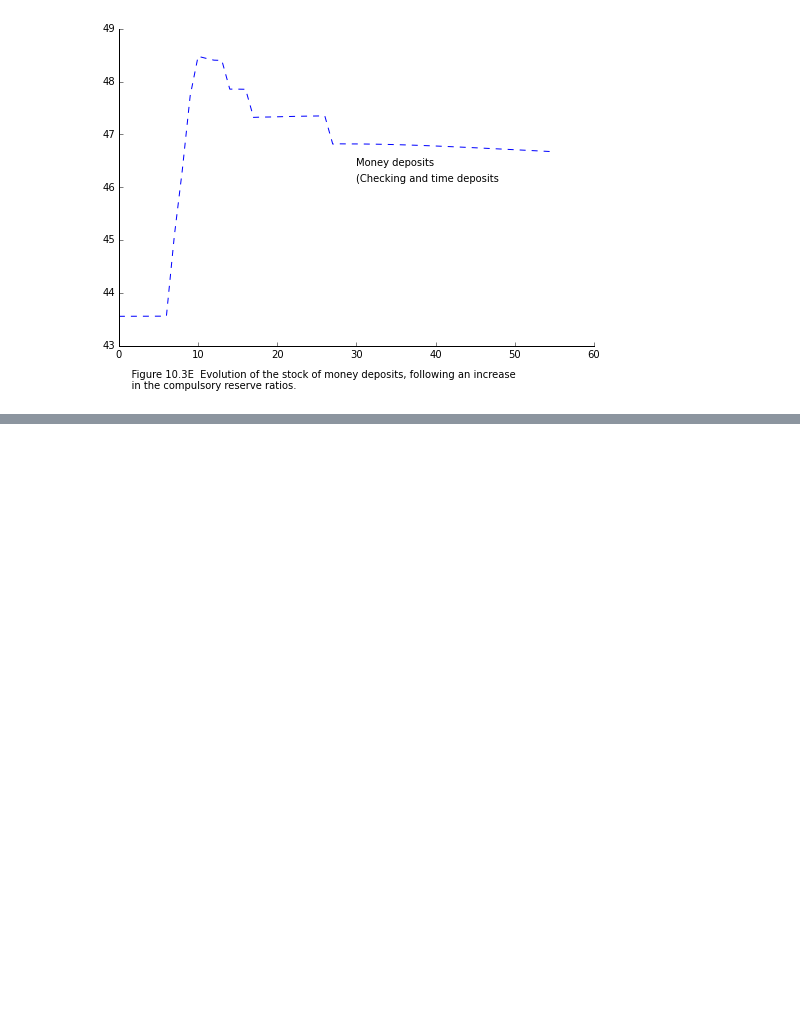
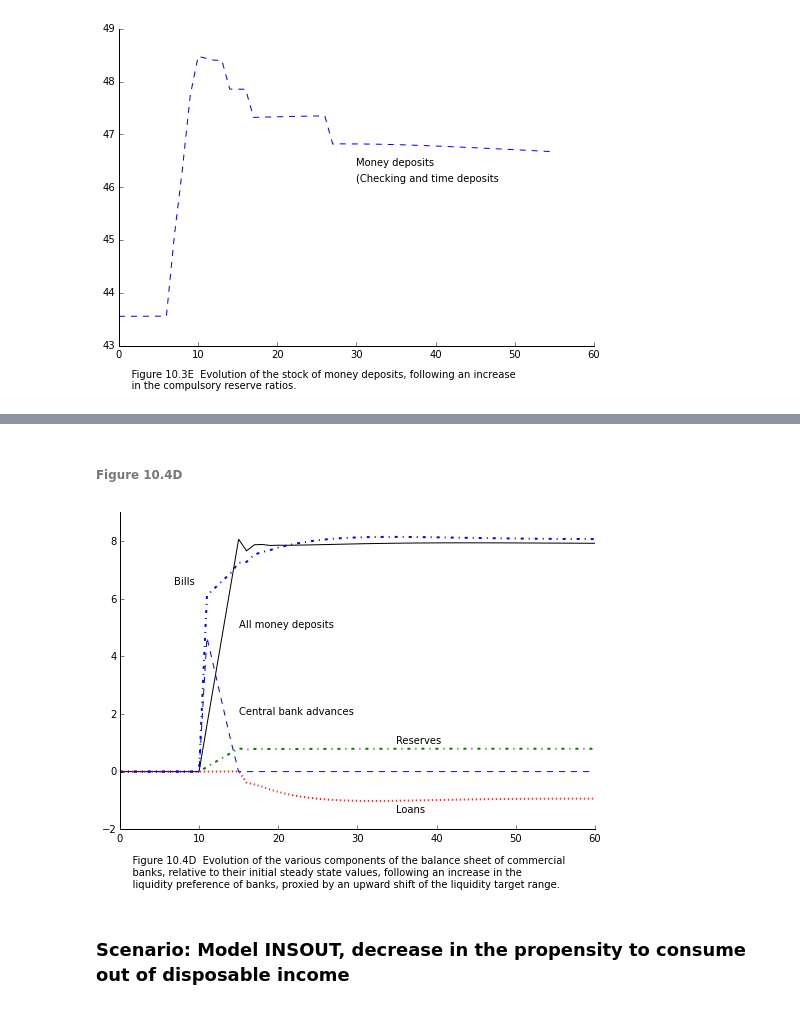
Before and after one commit to kennt/monetary-economics, a Jupyter notebook: Chapter 10 Model INSOUT.ipynb, the cells around one changed output, grey strips where cells are left out. Drawn from its saved outputs; the diff is of its cells as text; code cells hidden in the pictures; blank space fills up the shorter version.

```diff
--- a/Chapter 10 Model INSOUT.ipynb
+++ b/Chapter 10 Model INSOUT.ipynb
@@ -1218,0 +1327,47 @@ fig.text(0.1, -.05, caption);
+# %% [markdown]
+###### Figure 10.4D
+# %%
+caption = '''
+    Figure 10.4D  Evolution of the various components of the balance sheet of commercial
+    banks, relative to their initial steady state values, following an increase in the
+    liquidity preference of banks, proxied by an upward shift of the liquidity target range.'''
+
+mdata = list()
+addata = list()
+hbddata = list()
+lsdata = list()
+bbddata = list()
+for i in xrange(5, len(baseline.solutions)):
+    s0 = baseline.solutions[i]
+    s4 = liquidity.solutions[i]
+
+    mdata.append(s4['M1h'] + s4['M2h'] - (s0['M1h'] + s0['M2h']))
+    addata.append(s4['Ad'] - s0['Ad'])
+    hbddata.append(s4['Hbd'] - s0['Hbd'])
+    lsdata.append(s4['Ls'] - s0['Ls'])
+    bbddata.append(s4['Bbd'] - s0['Bbd'])
+
+fig = plt.figure()
+axes = fig.add_axes([0.1, 0.1, 1.1, 1.1])
+axes.tick_params(top='off', right='off')
+axes.spines['top'].set_visible(False)
+axes.spines['right'].set_visible(False)
+axes.set_ylim(-2, 9)
+
+axes.plot(mdata, linestyle='-', color='k')
+axes.plot(addata, linestyle='--', color='b')
+axes.plot(hbddata, linestyle='-.', linewidth=2, color='g')
+axes.plot(lsdata, linestyle=':', linewidth=2, color='r')
+axes.plot(bbddata, linestyle='-.', linewidth=2, color='b')
+
+# add labels
+plt.text(15, 5, 'All money deposits')
+plt.text(15, 2, 'Central bank advances')
+plt.text(35, 1, 'Reserves')
+plt.text(35, -1.4, 'Loans')
+plt.text(7, 6.5, 'Bills')
+fig.text(0.1, -.1, caption);
+# %% [output]
+[figure, added]
+# %% [markdown]
+### Scenario: Model INSOUT, decrease in the propensity to consume out of disposable income
```
Also changed, not shown: parts of 23 cells of this notebook, 1 other file.
